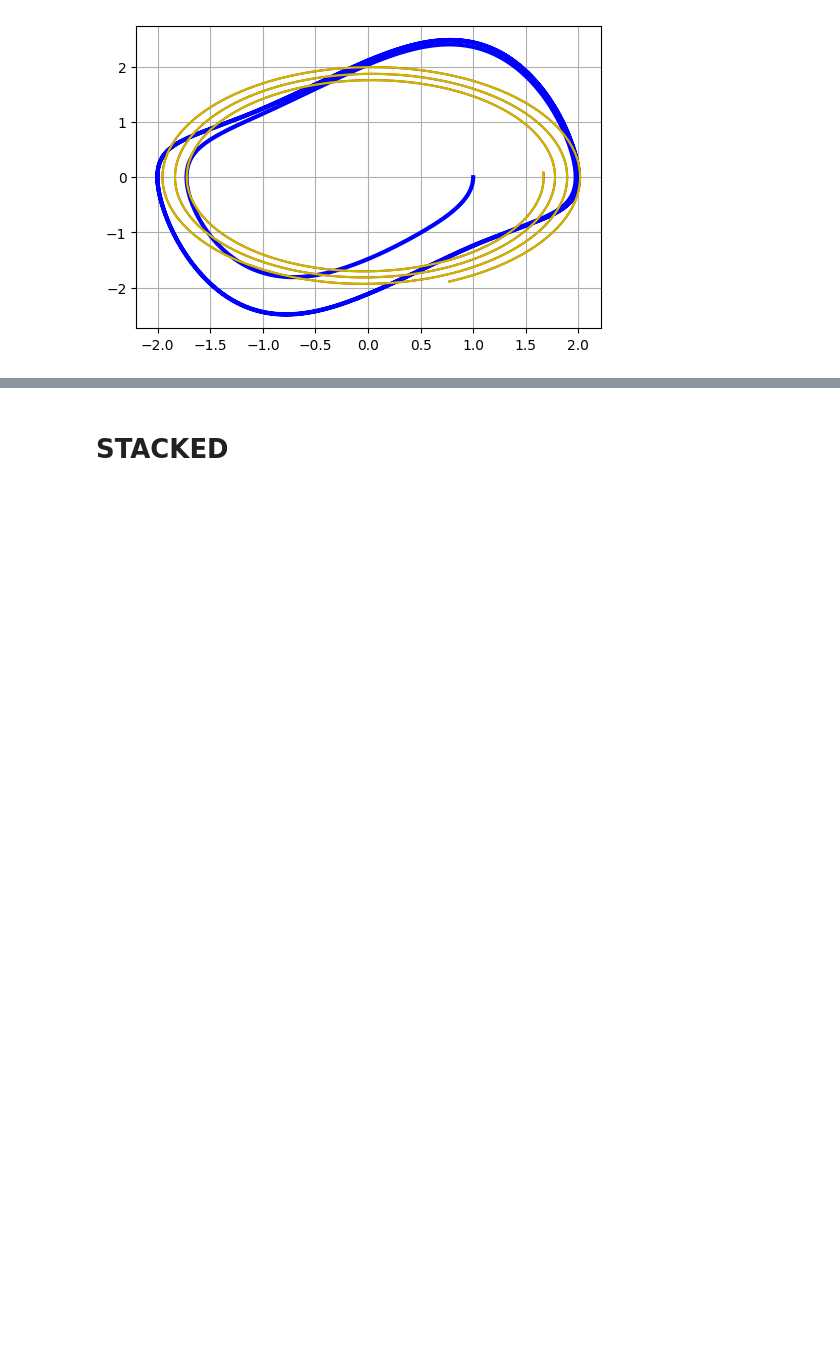
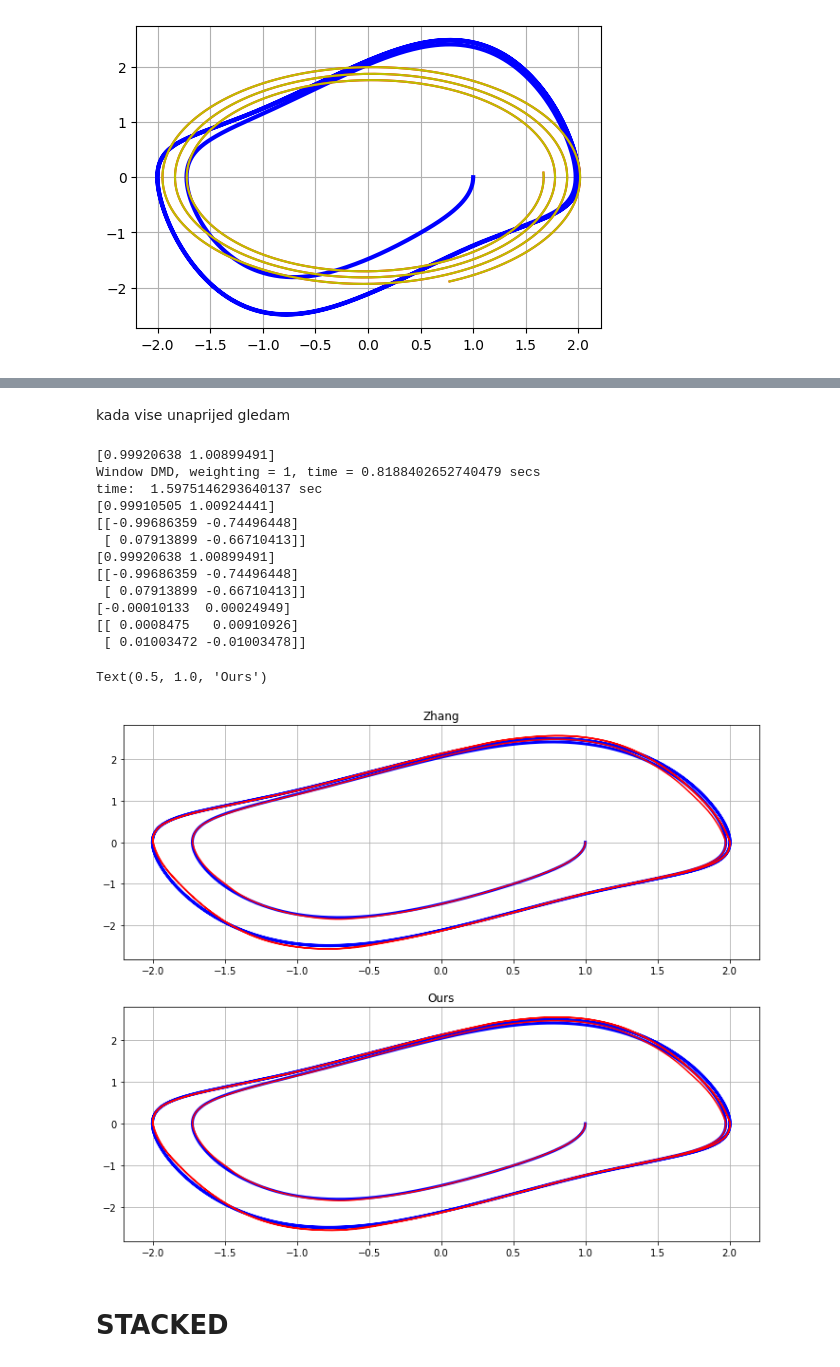
Before and after one commit to ela-d/DMD, a Jupyter notebook: fvdp_example.ipynb, the cells around one changed output, grey strips where cells are left out. Cells and saved outputs as stored; diff of their text form; code cells hidden in the pictures; blank space fills up the shorter version.

```diff
--- a/fvdp_example.ipynb
+++ b/fvdp_example.ipynb
@@ -113,3 +191,79 @@ plt.grid()
+# %% [markdown]
+kada vise unaprijed gledam
+# %%
+w = 15 #toliko uzmem za pocetak
+n = vdp.shape[0]; m = vdp.shape[1]
+
+unaprijed=20
+
+times_init=[i for i in range(w+unaprijed)]; times=[w+unaprijed]
+
+wdmd = WindowDMD(n, w)
+wdmd.initialize(vdp[:,:w], vdp[:,1:w+1]) # this is necessary for window DMD
+start = time.time()
+for k in range(w, m-1):
+    wdmd.update(vdp[:, k], vdp[:, k+1])
+    Lambda_w, Z_w = wdmd.computemodes()
+    if k==w:
+        reconstructed_njihovo_w = DMD_reconstruction(vdp[:,:w], Z_w, 'all', Lambda_w, times_init)
+    else:
+        reconstructed_njihovo_w = np.append(reconstructed_njihovo_w,DMD_reconstruction(vdp[:,k-w+1:k+1], Z_w, 'all', Lambda_w, times), axis=1)
+end = time.time()
+Lambda_w, Z_w = wdmd.computemodes()
+
+print(Lambda_w,)
+
+print("Window DMD, weighting = 1, time = " + str(end-start) + " secs")
+
+Z_nas_w, Lambda_nas_w, r, Q, L = fGEDMDQ_multiple_trajectories(vdp[:,:q], vdp[:,1:q+1])
+start_nas = time.time()
+for k in range(w, m-1):
+    _,_,_, Q, L = fDMD_discarding_snap(Q, L, 1)
+    Z_nas_w, Lambda_nas_w, r, Q, L = fDMD_added_snap(np.bmat([vdp[:,k],vdp[:,k+1]]).T, Q, L)
+    if k==w:
+        reconstructed_nas_w = DMD_reconstruction(vdp[:,:w], Z_nas_w, 'all', Lambda_nas_w, times_init)
+    else:
+        reconstructed_nas_w = np.append(reconstructed_nas_w,DMD_reconstruction(vdp[:,k-w+1:k+1], Z_nas_w, 'all', Lambda_nas_w, times), axis=1)
+end_nas = time.time()
+print("time: ", end_nas-start_nas, "sec")
+
+print(Lambda_nas_w); print(Z_w)
+
+print(Lambda_w); print(Z_w)
+
+print(Lambda_nas_w-Lambda_w), print(Z_nas_w-Z_w)
+
+kraj=m
+plt.figure(figsize=(12, 10))
+
+plt.subplot(2,1,1)
+plt.plot(vdp[-2,:kraj], vdp[-1,:kraj], color="blue", lw=3)
+plt.plot(reconstructed_njihovo_w[-2,:kraj], reconstructed_njihovo_w[-1,:kraj], color="red")
+plt.grid()
+plt.title("Zhang")
+
+plt.subplot(2,1,2)
+plt.plot(vdp[-2,:kraj], vdp[-1,:kraj], color="blue", lw=3)
+plt.plot(reconstructed_nas_w[-2,:kraj], reconstructed_nas_w[-1,:kraj], color="red")
+plt.grid()
+plt.title("Ours")
+
+#za 5 opet super u oba slucaja, i za 10, za 20 malo curi ali i dalje dobro
+# %% [output]
+[0.99920638 1.00899491]
+Window DMD, weighting = 1, time = 0.8188402652740479 secs
+time:  1.5975146293640137 sec
+[0.99910505 1.00924441]
+[[-0.99686359 -0.74496448]
+ [ 0.07913899 -0.66710413]]
+[0.99920638 1.00899491]
+[[-0.99686359 -0.74496448]
+ [ 0.07913899 -0.66710413]]
+[-0.00010133  0.00024949]
+[[ 0.0008475   0.00910926]
+ [ 0.01003472 -0.01003478]]
+Text(0.5, 1.0, 'Ours')
+[figure, added]
 # %% [markdown]
 # STACKED
 # %%
```
Also changed, not shown: parts of 16 cells of this notebook.
